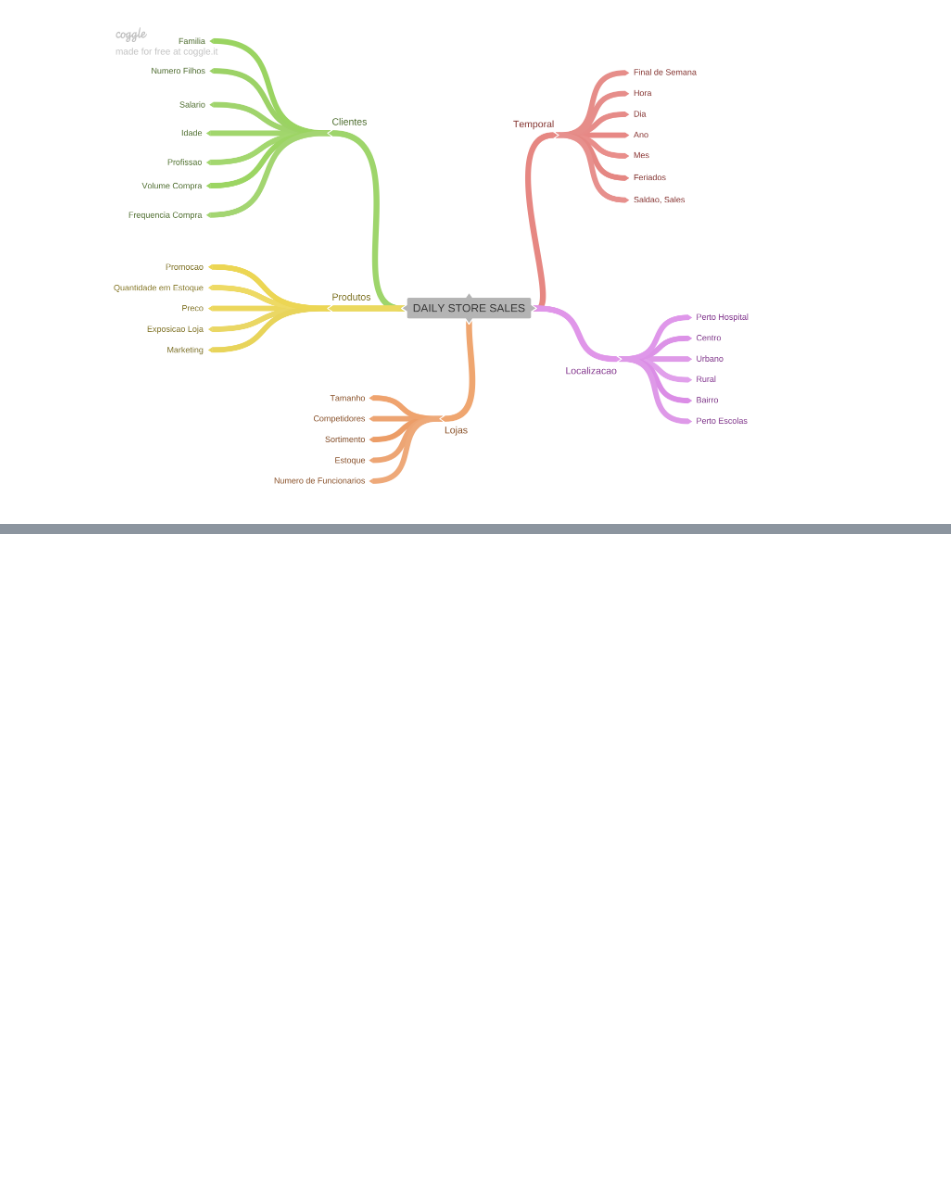
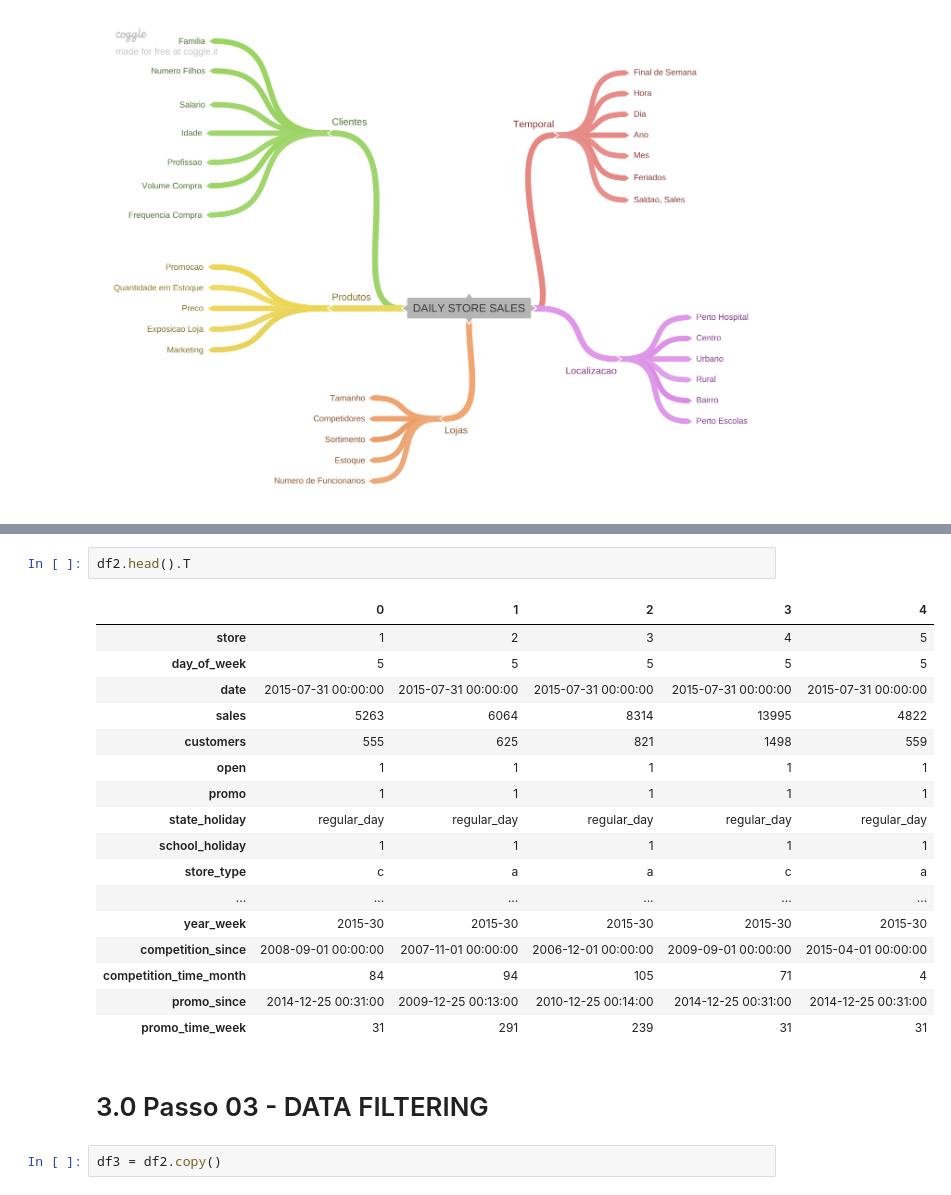
Before and after one commit to victor-vilela/rossman_store_sales, a Jupyter notebook: m03_v01_store_sales_prediction.ipynb, the cells around one changed output, grey strips where cells are left out. Saved outputs shown, nothing was run; the diff lists cells and outputs as text; blank space fills up the shorter version.

Commit message:
finished data filtering

```diff
--- a/m03_v01_store_sales_prediction.ipynb
+++ b/m03_v01_store_sales_prediction.ipynb
@@ -333,0 +344,24 @@ df2
+# %%
+df2.head().T
+# %% [output]
+|  | 0 | 1 | 2 | 3 | 4 |
+| store | 1 | 2 | 3 | 4 | 5 |
+| day_of_week | 5 | 5 | 5 | 5 | 5 |
+| date | 2015-07-31 00:00:00 | 2015-07-31 00:00:00 | 2015-07-31 00:00:00 | 2015-07-31 00:00:00 | 2015-07-31 00:00:00 |
+| sales | 5263 | 6064 | 8314 | 13995 | 4822 |
+| customers | 555 | 625 | 821 | 1498 | 559 |
+| open | 1 | 1 | 1 | 1 | 1 |
+| promo | 1 | 1 | 1 | 1 | 1 |
+| state_holiday | regular_day | regular_day | regular_day | regular_day | regular_day |
+| school_holiday | 1 | 1 | 1 | 1 | 1 |
+| store_type | c | a | a | c | a |
+| ... | ... | ... | ... | ... | ... |
+| year_week | 2015-30 | 2015-30 | 2015-30 | 2015-30 | 2015-30 |
+| competition_since | 2008-09-01 00:00:00 | 2007-11-01 00:00:00 | 2006-12-01 00:00:00 | 2009-09-01 00:00:00 | 2015-04-01 00:00:00 |
+| competition_time_month | 84 | 94 | 105 | 71 | 4 |
+| promo_since | 2014-12-25 00:31:00 | 2009-12-25 00:13:00 | 2010-12-25 00:14:00 | 2014-12-25 00:31:00 | 2014-12-25 00:31:00 |
+| promo_time_week | 31 | 291 | 239 | 31 | 31 |
+# %% [markdown]
+# 3.0 Passo 03 - DATA FILTERING
+# %%
+df3 = df2.copy()
```
Also changed, not shown: parts of 33 cells of this notebook.
